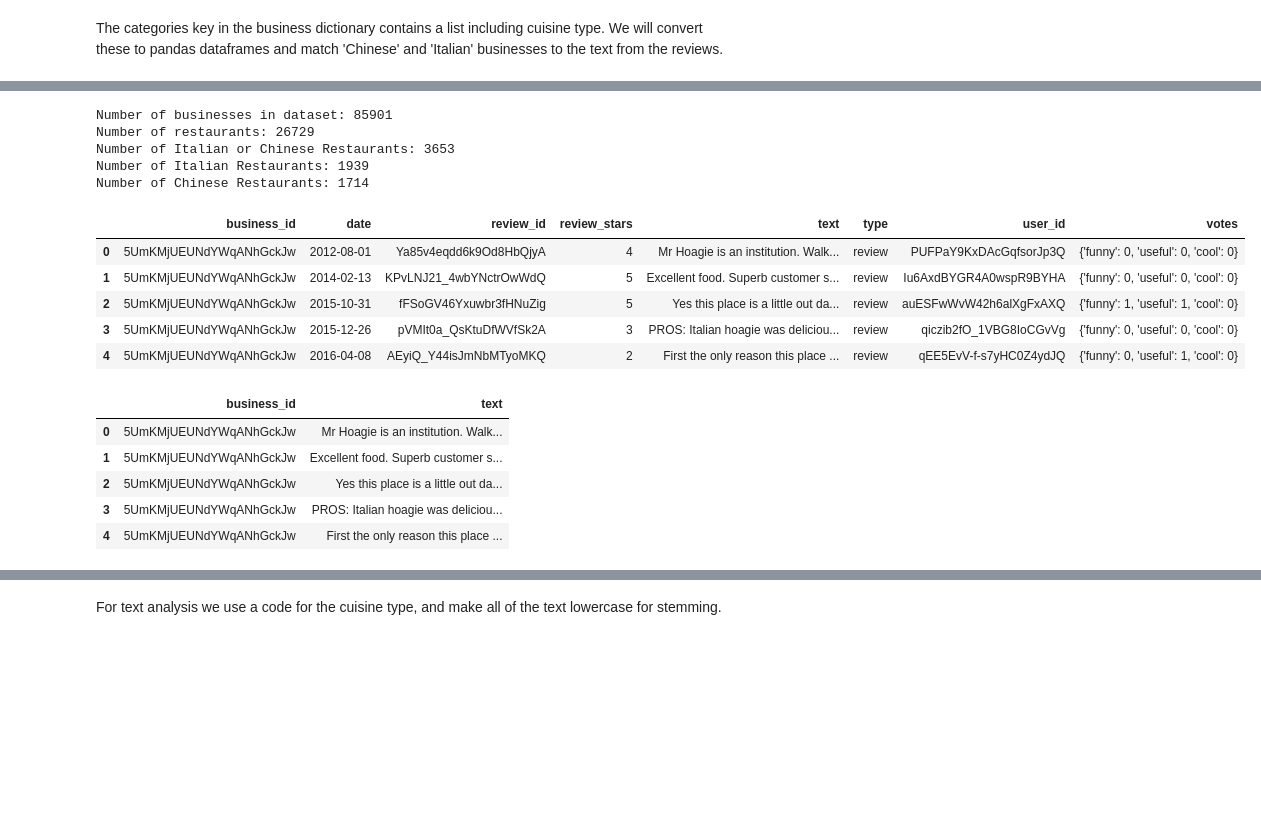
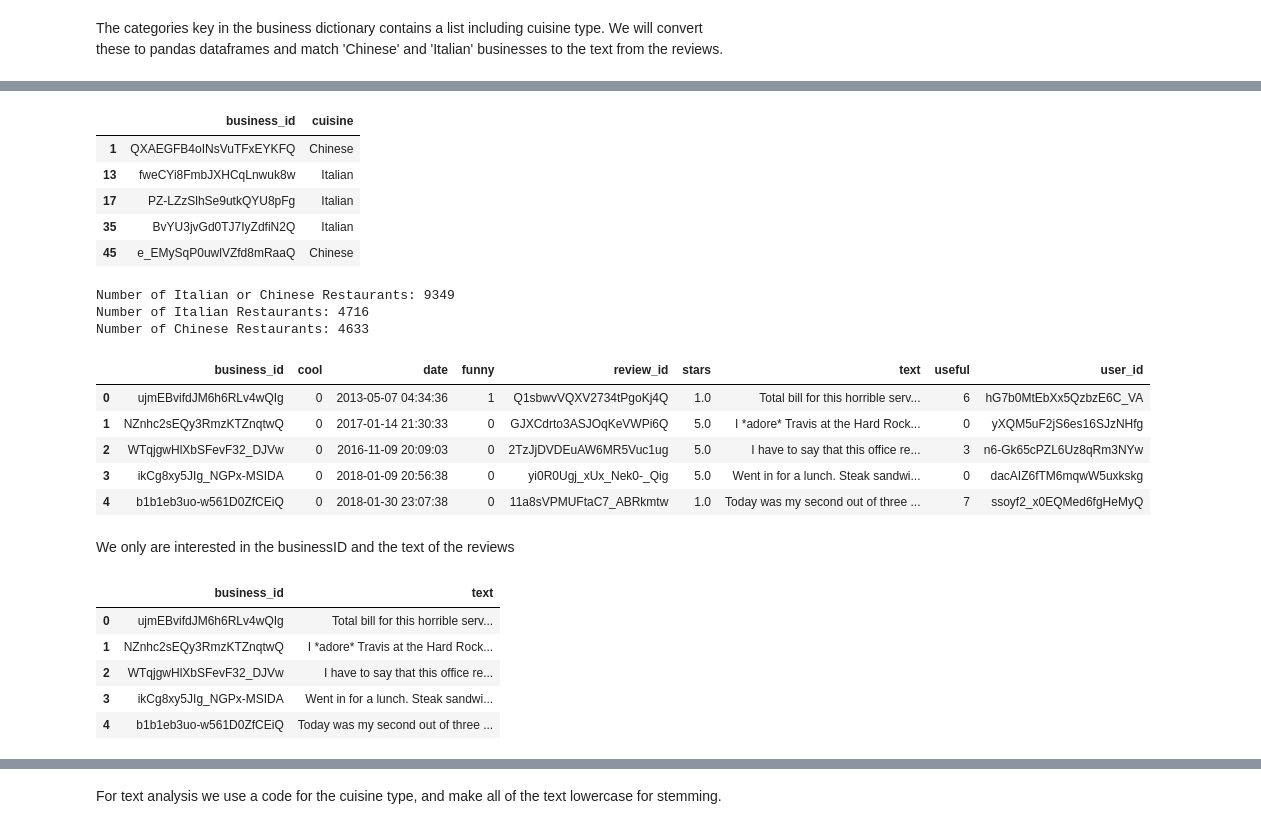
Before and after one commit to ungsur/finalADM, a Jupyter notebook: FinalADM.ipynb, the cells around one changed output, grey strips where cells are left out. Saved outputs shown, nothing was run; the diff lists cells and outputs as text; code cells hidden in the pictures; blank space fills up the shorter version.

```diff
--- a/FinalADM.ipynb
+++ b/FinalADM.ipynb
@@ -31,12 +35,7 @@ The yelp dataset has a business json file, and reviews json file. We will import
+# %%
+reviewfile = '/home/rungsunan/data/yelp/review.json'
 # %%
-business_file =  '/Volumes/data/yelp2016/yelp_dataset_challenge_academic_dataset/yelp_academic_dataset_business.json'
-bus_list = []
-with open(business_file) as data_file:
+reviews = []
+with open(reviewfile) as data_file:
     for line in data_file:
-        bus_list.append(json.loads(line))
+        reviews.append(json.loads(line))
-# %%
-reviews_file = '/Volumes/data/yelp2016/yelp_dataset_challenge_academic_dataset/yelp_academic_dataset_review.json'
-reviews = []
-with open(reviews_file) as data_file:
-    for line in data_file:
-        reviews.append(json.loads(line))
@@ -93,34 +101,40 @@ business_df.head()
+# %%
+business_df.head()
+# %% [output]
+|  | business_id | cuisine |
+| 1 | QXAEGFB4oINsVuTFxEYKFQ | Chinese |
+| 13 | fweCYi8FmbJXHCqLnwuk8w | Italian |
+| 17 | PZ-LZzSlhSe9utkQYU8pFg | Italian |
+| 35 | BvYU3jvGd0TJ7IyZdfiN2Q | Italian |
+| 45 | e_EMySqP0uwlVZfd8mRaaQ | Chinese |
 # %%
-print('Number of businesses in dataset: ' + str(len(business_df['business_id'].unique())))
-print('Number of restaurants: ' + str(len((business_df[(business_df.cuisine == 'Restaurants')]))))
 print('Number of Italian or Chinese Restaurants: ' +
       str(len((business_df[(business_df.cuisine == 'Italian') | (business_df.cuisine == 'Chinese')]))))
 print('Number of Italian Restaurants: ' + str(len((business_df[(business_df.cuisine == 'Italian')]))))
 print('Number of Chinese Restaurants: ' + str(len((business_df[(business_df.cuisine == 'Chinese')]))))
 # %% [output]
-Number of businesses in dataset: 85901
-Number of restaurants: 26729
-Number of Italian or Chinese Restaurants: 3653
-Number of Italian Restaurants: 1939
-Number of Chinese Restaurants: 1714
+Number of Italian or Chinese Restaurants: 9349
+Number of Italian Restaurants: 4716
+Number of Chinese Restaurants: 4633
 # %%
 reviews_df = pd.DataFrame.from_dict(reviews)
-reviews_df.columns = ['business_id','date','review_id','review_stars','text','type','user_id','votes']
 reviews_df.head()
 # %% [output]
-|  | business_id | date | review_id | review_stars | text | type | user_id | votes |
-| 0 | 5UmKMjUEUNdYWqANhGckJw | 2012-08-01 | Ya85v4eqdd6k9Od8HbQjyA | 4 | Mr Hoagie is an institution. Walk... | review | PUFPaY9KxDAcGqfsorJp3Q | {'funny': 0, 'useful': 0, 'cool': 0} |
-| 1 | 5UmKMjUEUNdYWqANhGckJw | 2014-02-13 | KPvLNJ21_4wbYNctrOwWdQ | 5 | Excellent food. Superb customer s... | review | Iu6AxdBYGR4A0wspR9BYHA | {'funny': 0, 'useful': 0, 'cool': 0} |
-| 2 | 5UmKMjUEUNdYWqANhGckJw | 2015-10-31 | fFSoGV46Yxuwbr3fHNuZig | 5 | Yes this place is a little out da... | review | auESFwWvW42h6alXgFxAXQ | {'funny': 1, 'useful': 1, 'cool': 0} |
-| 3 | 5UmKMjUEUNdYWqANhGckJw | 2015-12-26 | pVMIt0a_QsKtuDfWVfSk2A | 3 | PROS: Italian hoagie was deliciou... | review | qiczib2fO_1VBG8IoCGvVg | {'funny': 0, 'useful': 0, 'cool': 0} |
-| 4 | 5UmKMjUEUNdYWqANhGckJw | 2016-04-08 | AEyiQ_Y44isJmNbMTyoMKQ | 2 | First the only reason this place ... | review | qEE5EvV-f-s7yHC0Z4ydJQ | {'funny': 0, 'useful': 1, 'cool': 0} |
+|  | business_id | cool | date | funny | review_id | stars | text | useful | user_id |
+| 0 | ujmEBvifdJM6h6RLv4wQIg | 0 | 2013-05-07 04:34:36 | 1 | Q1sbwvVQXV2734tPgoKj4Q | 1.0 | Total bill for this horrible serv... | 6 | hG7b0MtEbXx5QzbzE6C_VA |
+| 1 | NZnhc2sEQy3RmzKTZnqtwQ | 0 | 2017-01-14 21:30:33 | 0 | GJXCdrto3ASJOqKeVWPi6Q | 5.0 | I *adore* Travis at the Hard Rock... | 0 | yXQM5uF2jS6es16SJzNHfg |
+| 2 | WTqjgwHlXbSFevF32_DJVw | 0 | 2016-11-09 20:09:03 | 0 | 2TzJjDVDEuAW6MR5Vuc1ug | 5.0 | I have to say that this office re... | 3 | n6-Gk65cPZL6Uz8qRm3NYw |
+| 3 | ikCg8xy5JIg_NGPx-MSIDA | 0 | 2018-01-09 20:56:38 | 0 | yi0R0Ugj_xUx_Nek0-_Qig | 5.0 | Went in for a lunch. Steak sandwi... | 0 | dacAIZ6fTM6mqwW5uxkskg |
+| 4 | b1b1eb3uo-w561D0ZfCEiQ | 0 | 2018-01-30 23:07:38 | 0 | 11a8sVPMUFtaC7_ABRkmtw | 1.0 | Today was my second out of three ... | 7 | ssoyf2_x0EQMed6fgHeMyQ |
+# %% [markdown]
+We only are interested in the businessID and the text of the reviews
 # %%
 reviews_df = reviews_df[['business_id','text']]
 reviews_df.head()
 # %% [output]
 |  | business_id | text |
-| 0 | 5UmKMjUEUNdYWqANhGckJw | Mr Hoagie is an institution. Walk... |
-| 1 | 5UmKMjUEUNdYWqANhGckJw | Excellent food. Superb customer s... |
-| 2 | 5UmKMjUEUNdYWqANhGckJw | Yes this place is a little out da... |
-| 3 | 5UmKMjUEUNdYWqANhGckJw | PROS: Italian hoagie was deliciou... |
-| 4 | 5UmKMjUEUNdYWqANhGckJw | First the only reason this place ... |
+| 0 | ujmEBvifdJM6h6RLv4wQIg | Total bill for this horrible serv... |
+| 1 | NZnhc2sEQy3RmzKTZnqtwQ | I *adore* Travis at the Hard Rock... |
+| 2 | WTqjgwHlXbSFevF32_DJVw | I have to say that this office re... |
+| 3 | ikCg8xy5JIg_NGPx-MSIDA | Went in for a lunch. Steak sandwi... |
+| 4 | b1b1eb3uo-w561D0ZfCEiQ | Today was my second out of three ... |
```
Also changed, not shown: parts of 61 cells of this notebook, 2 other files.
